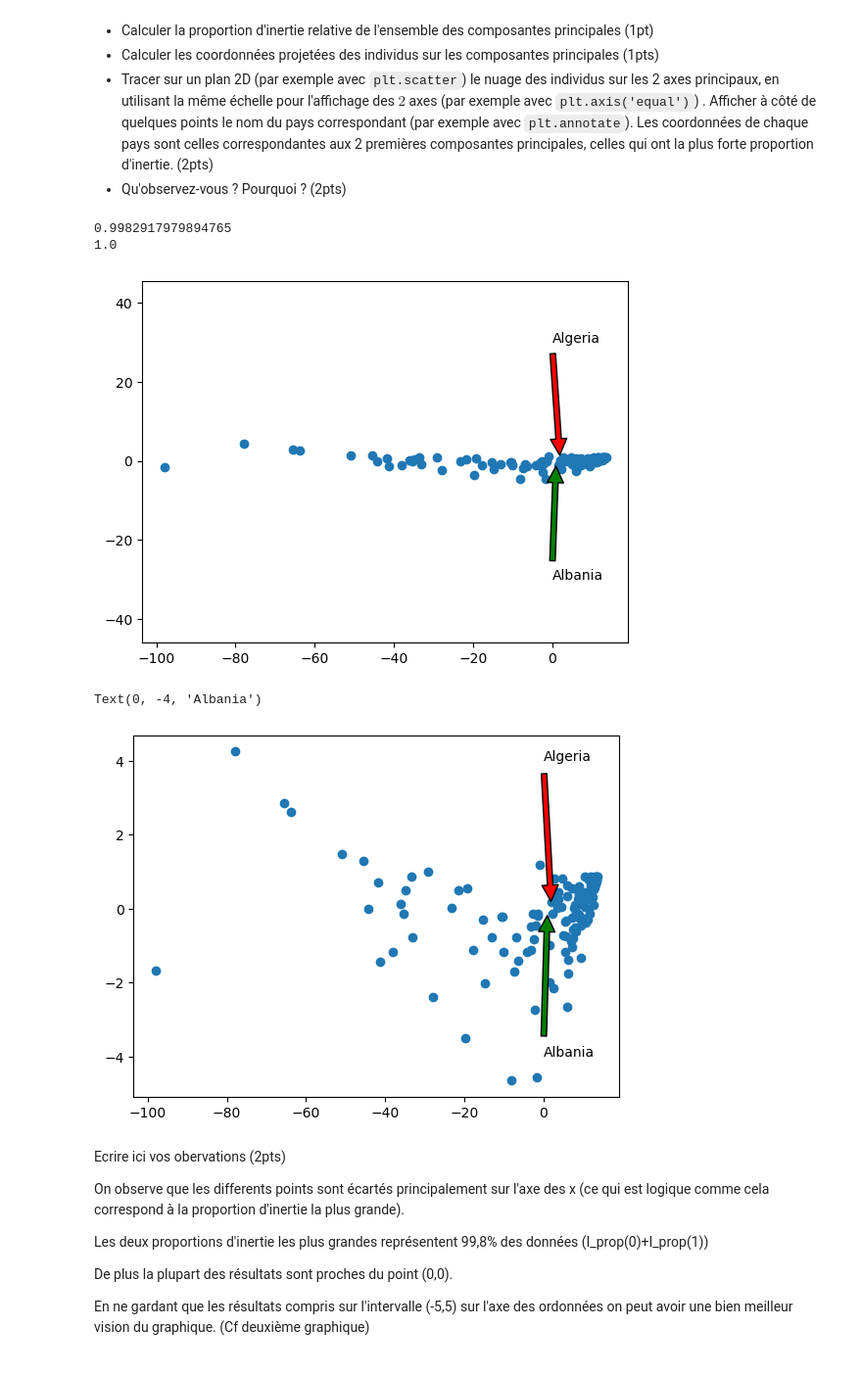
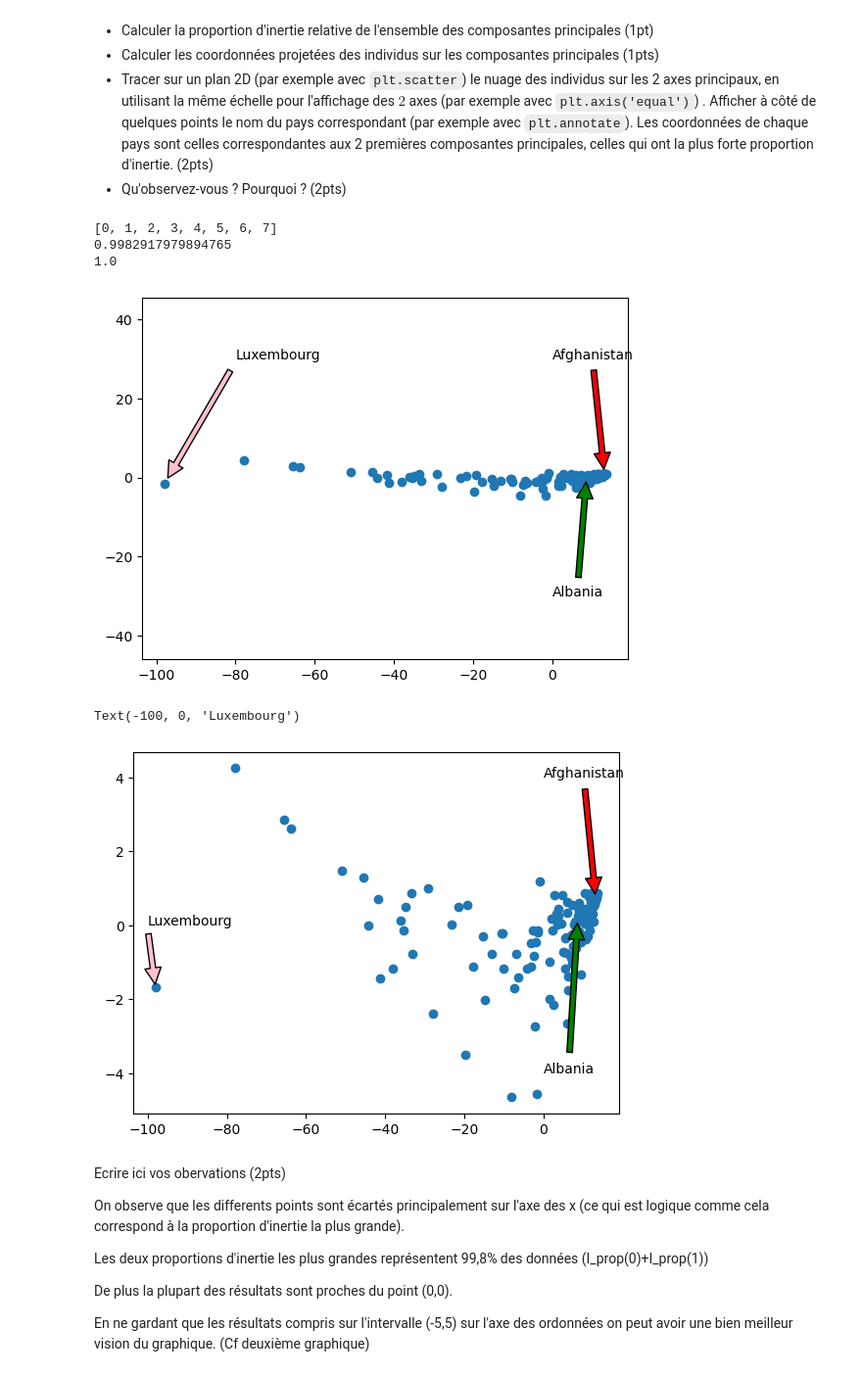
Before and after one commit to TuilierGit/Latex_Programs, a Jupyter notebook: TP/Assignment1_ACP.ipynb, the cells around one changed output. Shown at 98% size. Drawn from its saved outputs; the diff is of its cells as text; code cells hidden in the pictures.

```diff
--- a/TP/Assignment1_ACP.ipynb
+++ b/TP/Assignment1_ACP.ipynb
@@ -210,7 +210,7 @@ for k in range(p):
     Ordre_C_val_p.append(i)
     C_val_p_modif[r],C_val_p_modif[i]=C_val_p_modif[i],C_val_p_modif[r]
     r += 1
-#print(Ordre_C_val_p)
+print(Ordre_C_val_p)
 
 #Dans notre cas ici les valeurs propres étaient déjà par
 #ordre décroissant
@@ -256,41 +256,46 @@ D_C_val_p = np.diag(C_val_p)
 
 C2=np.dot(C_vec_p2,np.dot(D_C_val_p,C_vec_p2.T))
 #Attention petit problème avec la formule car V et V.T sont inversées
 
 #On obtient bien C=C2
 
 S = np.dot(U,C_vec_p2)
 
 
 
 S2 = [] #liste des vecteurs propres de C
 for i in range(p):
     S_i = np.zeros([n,1])
     for j in range(n):
         S_i[j][0] = S[j][i]
     S2.append(S_i)
 #S2 est une liste des colones de S
 
 
 
-
 #Nuage des individus (2pts)
 
 plt.scatter(S2[0],S2[1],)
 plt.axis('equal')
-plt.annotate('Algeria',xy=(2,0),xytext=(0,30),arrowprops=dict(facecolor='red',shrink=0.05))
-plt.annotate('Albania',xy=(1,0),xytext=(0,-30),arrowprops=dict(facecolor='green',shrink=0.05))
+plt.annotate('Afghanistan',xy=(S2[0][0],S2[1][0]),xytext=(0,30),arrowprops=dict(facecolor='red',shrink=0.05))
+plt.annotate('Albania',xy=(S2[0][1],S2[1][1]),xytext=(0,-30),arrowprops=dict(facecolor='green',shrink=0.05))
+plt.annotate('Luxembourg',xy=(S2[0][80],S2[1][80]),xytext=(-80,30),arrowprops=dict(facecolor='pink',shrink=0.05))
 plt.show()
 
+
+
+
 plt.scatter(S2[0],S2[1],)
-plt.annotate('Algeria',xy=(2,0),xytext=(0,4),arrowprops=dict(facecolor='red',shrink=0.05))
-plt.annotate('Albania',xy=(1,0),xytext=(0,-4),arrowprops=dict(facecolor='green',shrink=0.05))
+plt.annotate('Afghanistan',xy=(S2[0][0],S2[1][0]),xytext=(0,4),arrowprops=dict(facecolor='red',shrink=0.05))
+plt.annotate('Albania',xy=(S2[0][1],S2[1][1]),xytext=(0,-4),arrowprops=dict(facecolor='green',shrink=0.05))
+plt.annotate('Luxembourg',xy=(S2[0][80],S2[1][80]),xytext=(-100,0),arrowprops=dict(facecolor='pink',shrink=0.05))
 # %% [output]
+[0, 1, 2, 3, 4, 5, 6, 7]
 0.9982917979894765
 1.0
-[figure, old version]
+[figure, new version]
-Text(0, -4, 'Albania')
+Text(-100, 0, 'Luxembourg')
-[figure, old version]
+[figure, new version]
 # %% [markdown]
 Ecrire ici vos obervations (2pts)
 
```
Also changed, not shown: parts of 7 cells of this notebook.
